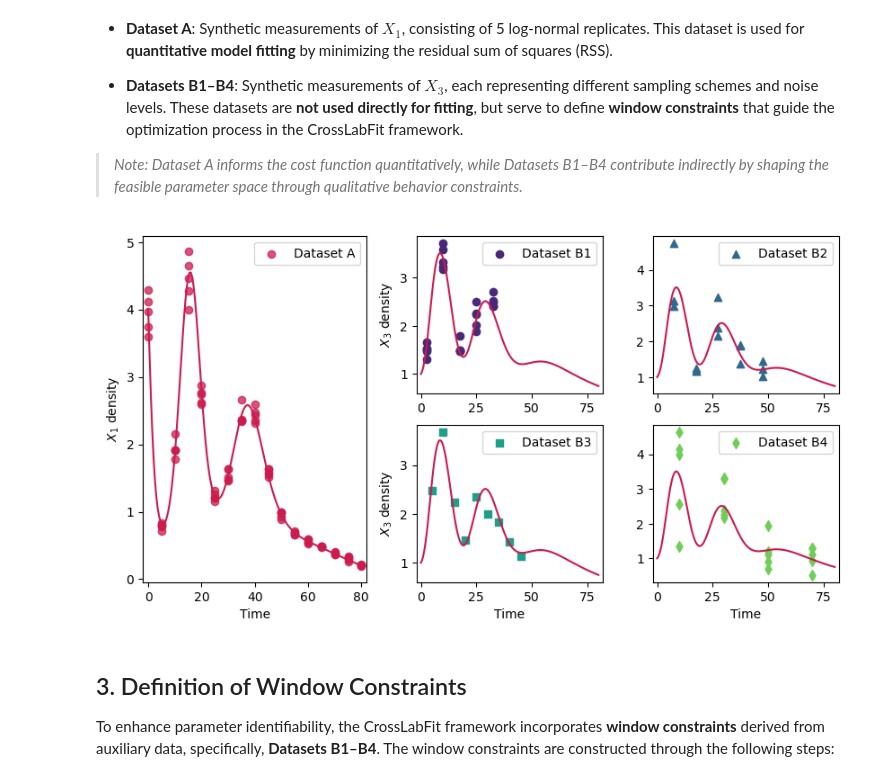
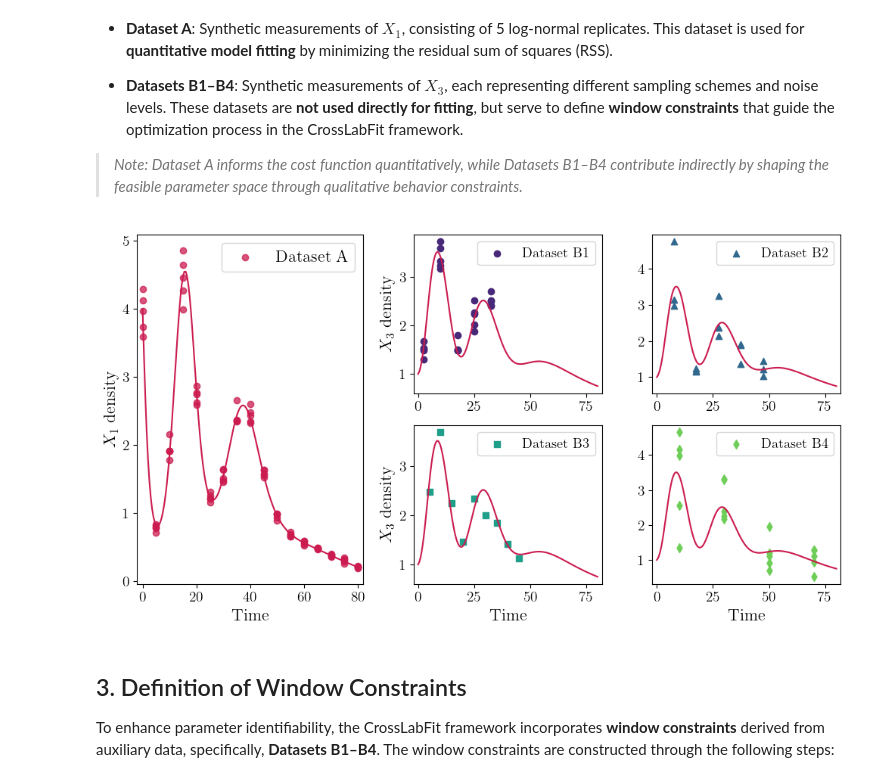
Before and after one commit to systemsmedicine/CrossLabFit, a Jupyter notebook: crossLabFit.ipynb, the cells around one changed output. Saved outputs shown, nothing was run; the diff lists cells and outputs as text; code cells hidden in the pictures.

```diff
--- a/crossLabFit.ipynb
+++ b/crossLabFit.ipynb
@@ -136,7 +136,7 @@ dfData_B2 = pd.read_csv('data/LVdata_X3noise_2.csv')
 dfData_B3 = pd.read_csv('data/LVdata_X3noise_3.csv')
 dfData_B4 = pd.read_csv('data/LVdata_X3noise_4.csv')
 # %%
-fig = plt.figure(figsize=(10, 5))
+fig = plt.figure(figsize=(12, 6))
 gs = gridspec.GridSpec(2, 3, width_ratios=[1.2, 1, 1], wspace=0.25, hspace=0.2)
 
 t = np.linspace(0, 80, 161)
@@ -153,35 +153,35 @@ ax_A.legend()
 # Dataset B1
 ax_B1 = fig.add_subplot(gs[0, 1])
 ax_B1.scatter(dfData_B1['Time'], dfData_B1['X3'], color=viridis_pal[0], marker="o", label='Dataset B1')
 ax_B1.plot(t, X3_g, color=rocket_pal[1])
 ax_B1.set_ylabel('$X_3$ density')
 
 # Dataset B2
 ax_B2 = fig.add_subplot(gs[0, 2])
 ax_B2.scatter(dfData_B2['Time'], dfData_B2['X3'], color=viridis_pal[2], marker="^", label='Dataset B2')
 ax_B2.plot(t, X3_g, color=rocket_pal[1])
 
 # Dataset B3
 ax_B3 = fig.add_subplot(gs[1, 1])
 ax_B3.scatter(dfData_B3['Time'], dfData_B3['X3'], color=viridis_pal[4], marker="s", label='Dataset B3')
 ax_B3.plot(t, X3_g, color=rocket_pal[1])
 ax_B3.set_xlabel('Time')
 ax_B3.set_ylabel('$X_3$ density')
 
 # Dataset B4
 ax_B4 = fig.add_subplot(gs[1, 2])
 ax_B4.scatter(dfData_B4['Time'], dfData_B4['X3'], color=viridis_pal[6], marker="d", label='Dataset B4')
 ax_B4.plot(t, X3_g, color=rocket_pal[1])
 ax_B4.set_xlabel('Time')
 
 # Limits and legends
 for ax in [ax_B1, ax_B2, ax_B3, ax_B4]:
     ax.set_xlim(-2, 82)
-    ax.legend()
+    ax.legend(fontsize='small')
 
 plt.show()
 # %% [output]
-[figure, old version]
+[figure, new version]
 # %% [markdown]
 ## 3. Definition of Window Constraints
 
```
Also changed, not shown: parts of 10 cells of this notebook, 59 other files.
